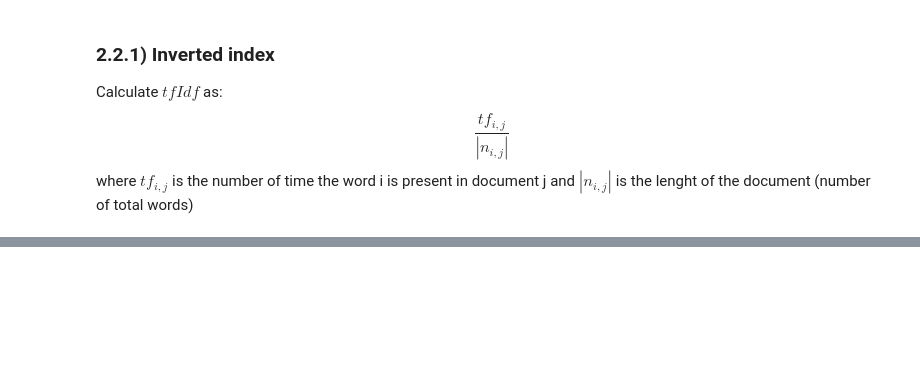
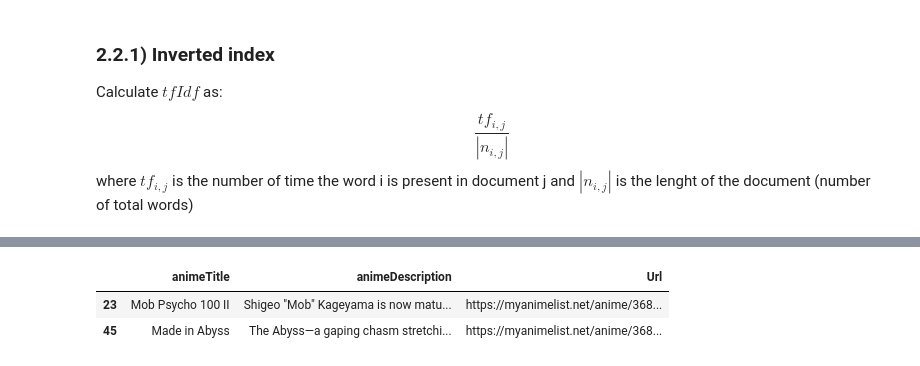
Before and after one commit to obster991/ADM-HW3-Group-25, a Jupyter notebook: HW3_ADM.ipynb, the cells around one changed output, grey strips where cells are left out. Cells and saved outputs as stored; diff of their text form; code cells hidden in the pictures; blank space fills up the shorter version.

```diff
--- a/HW3_ADM.ipynb
+++ b/HW3_ADM.ipynb
@@ -679,15 +577,40 @@ def execute_similarity_query(query, k, df_cleaned, vocabulary, inverted_index, o
     heap = []
     # Query vector
     q_vector = get_query_vector(query, vocabulary)
+
+    #Manca la funzionee  docs contain query per confrontare solo con i  documenti di interesse
+
     # For all the synopsis in the dataframe
     for i in range(df_cleaned.shape[0]):
         doc_i_vector = get_doc_vector(i, df_cleaned, inverted_index)
         score_i = calc_score(q_vector, doc_i_vector)
         # Push in the heap the tuple containing (score of i-th document, i)
-        heapq.heappushpop(heap, (score_i, i))
+        if score_i  != 0:
+            heapq.heappush(heap, (score_i, i))
+
+    heap=[heapq.heappop(heap) for i in range(len(heap))]
+
+    if len(heap) > k:
+        heap=heap[len(heap)-1:len(heap)-k-1:-1]
+
+    else:
+        heap=heap[k-1:-1:-1]
+
     # List of indexes of k-documents
     doc_rows_list = []
+    score_list=[]
+
     for j in range(k):
-        tuple_element = heapq.heappop(heap)
-        doc_rows_list.append(tuple_element[1])
-    return original_df.iloc[doc_rows_list]
+        #tuple_element = heapq.heappop(heap)
+        doc_rows_list.append(heap[j][1])
+        score_list.append(heap[j][0])
+
+    sub_df=original_df.iloc[doc_rows_list]
+    return  sub_df
+    sub_df['Similarity']=score_list #purche l ordine con cui printiamo il sub dataset  sia lo  stesso del vettore doc_rows_list
+# %%
+execute_similarity_query("mentor robot",2,df_cleaned, vocabulary, inverted_index, original_df)
+# %% [output]
+|  | animeTitle | animeDescription | Url |
+| 23 | Mob Psycho 100 II | Shigeo "Mob" Kageyama is now matu... | https://myanimelist.net/anime/368... |
+| 45 | Made in Abyss | The Abyss—a gaping chasm stretchi... | https://myanimelist.net/anime/368... |
```
Also changed, not shown: parts of 12 cells of this notebook.
